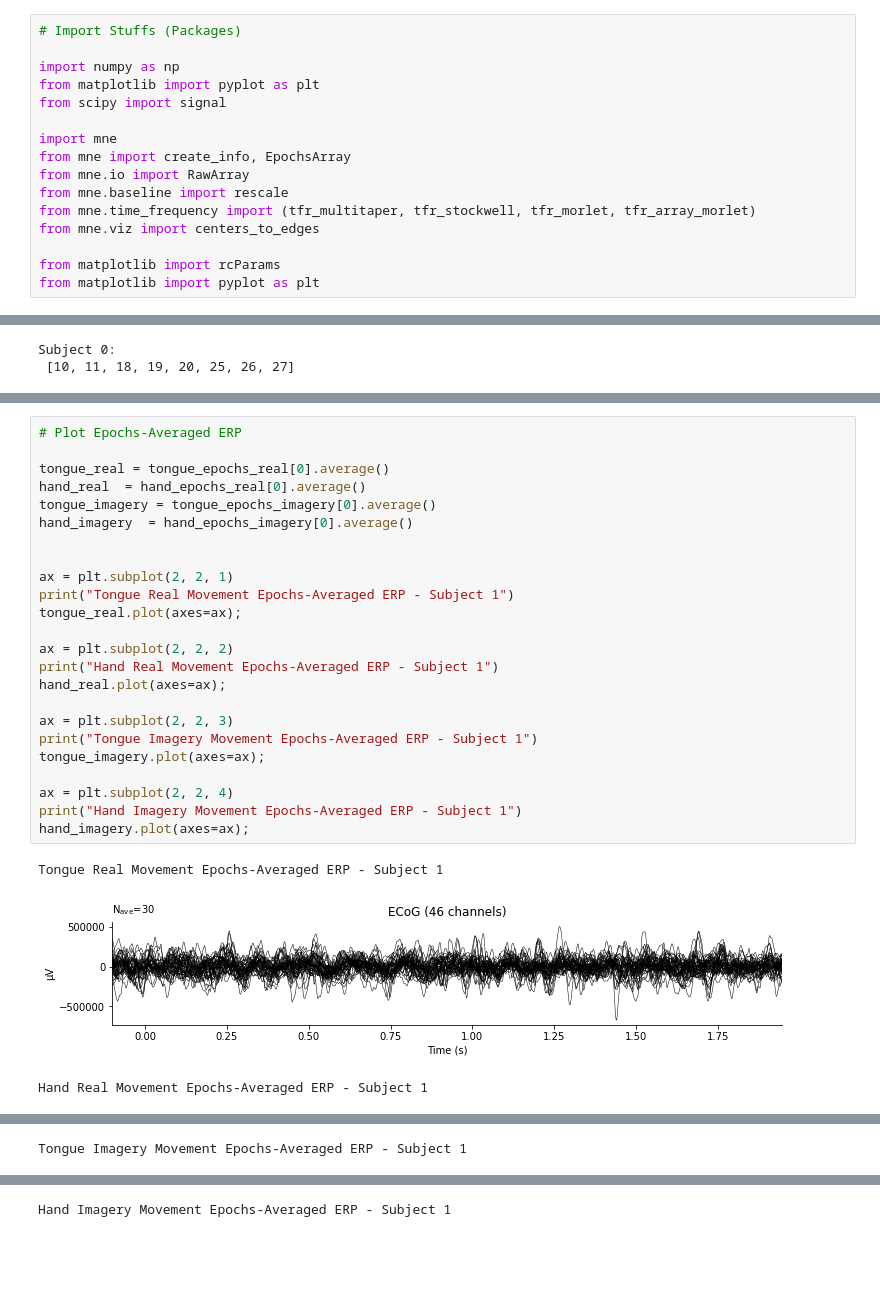
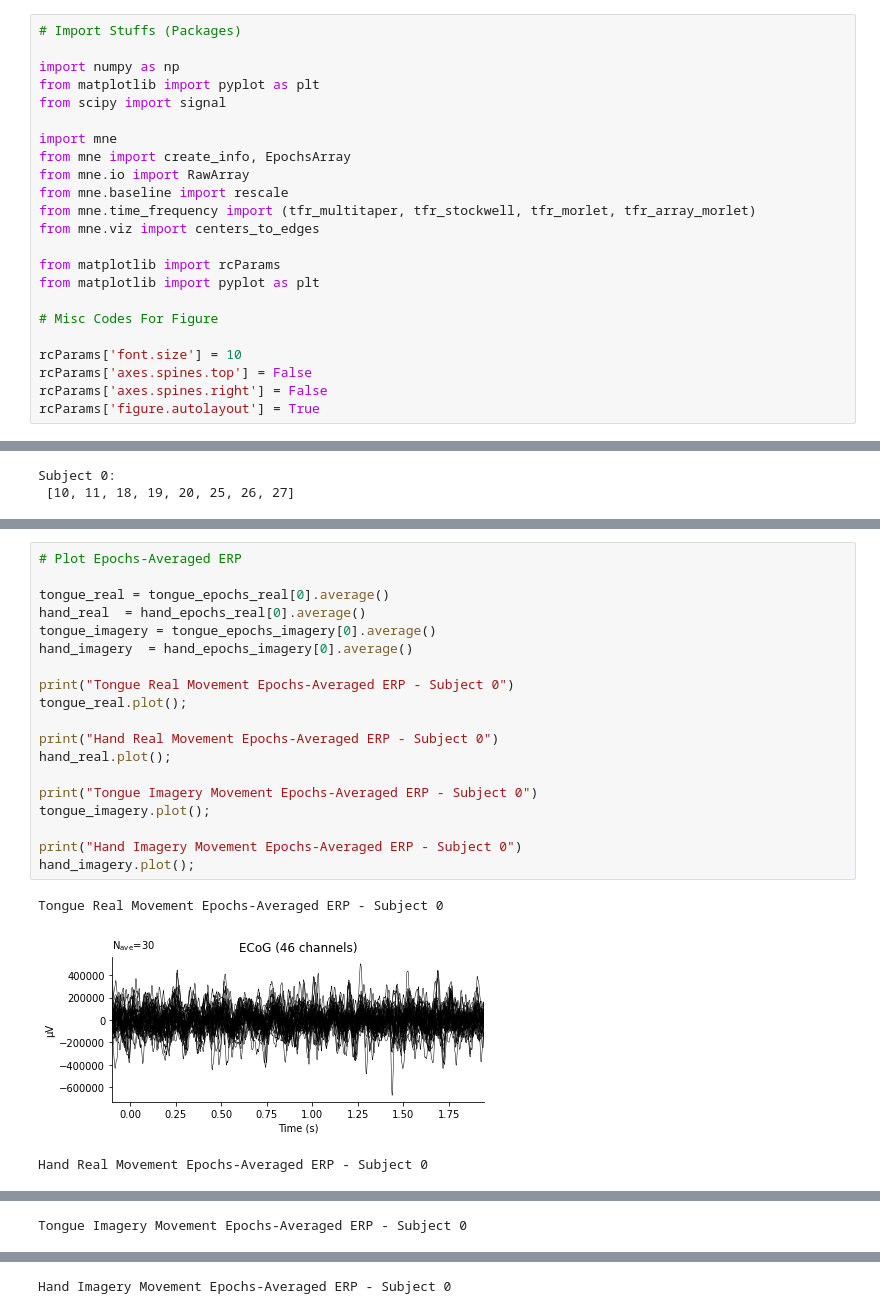
Before and after one commit to Xianhui-He/Raclette-Group-2-ECoG-Motor-Imagery, a Jupyter notebook: Motor_Imagery_Dataset_Data_Wrangling_Preprocessing_Hanif.ipynb, the cells around one changed output, grey strips where cells are left out. Saved outputs shown, nothing was run; the diff lists cells and outputs as text; blank space fills up the shorter version.

```diff
--- a/Motor_Imagery_Dataset_Data_Wrangling_Preprocessing_Hanif.ipynb
+++ b/Motor_Imagery_Dataset_Data_Wrangling_Preprocessing_Hanif.ipynb
@@ -39,3 +41,10 @@ from mne.viz import centers_to_edges
 
 from matplotlib import rcParams
 from matplotlib import pyplot as plt
+
+# Misc Codes For Figure
+
+rcParams['font.size'] = 10
+rcParams['axes.spines.top'] = False
+rcParams['axes.spines.right'] = False
+rcParams['figure.autolayout'] = True
@@ -175,28 +180,23 @@ tongue_epochs_real[0]
 # %%
 # Plot Epochs-Averaged ERP
 
 tongue_real = tongue_epochs_real[0].average()
 hand_real  = hand_epochs_real[0].average()
 tongue_imagery = tongue_epochs_imagery[0].average()
 hand_imagery  = hand_epochs_imagery[0].average()
 
+print("Tongue Real Movement Epochs-Averaged ERP - Subject 0")
+tongue_real.plot();
 
-ax = plt.subplot(2, 2, 1)
-print("Tongue Real Movement Epochs-Averaged ERP - Subject 1")
-tongue_real.plot(axes=ax);
+print("Hand Real Movement Epochs-Averaged ERP - Subject 0")
+hand_real.plot();
 
-ax = plt.subplot(2, 2, 2)
-print("Hand Real Movement Epochs-Averaged ERP - Subject 1")
-hand_real.plot(axes=ax);
+print("Tongue Imagery Movement Epochs-Averaged ERP - Subject 0")
+tongue_imagery.plot();
 
-ax = plt.subplot(2, 2, 3)
-print("Tongue Imagery Movement Epochs-Averaged ERP - Subject 1")
-tongue_imagery.plot(axes=ax);
-
-ax = plt.subplot(2, 2, 4)
-print("Hand Imagery Movement Epochs-Averaged ERP - Subject 1")
-hand_imagery.plot(axes=ax);
+print("Hand Imagery Movement Epochs-Averaged ERP - Subject 0")
+hand_imagery.plot();
 # %% [output]
-Tongue Real Movement Epochs-Averaged ERP - Subject 1
+Tongue Real Movement Epochs-Averaged ERP - Subject 0
-[figure, old version]
+[figure, new version]
-Hand Real Movement Epochs-Averaged ERP - Subject 1
+Hand Real Movement Epochs-Averaged ERP - Subject 0
@@ -204 +204 @@ Hand Real Movement Epochs-Averaged ERP - Subject 1
-Tongue Imagery Movement Epochs-Averaged ERP - Subject 1
+Tongue Imagery Movement Epochs-Averaged ERP - Subject 0
@@ -206 +206 @@ Tongue Imagery Movement Epochs-Averaged ERP - Subject 1
-Hand Imagery Movement Epochs-Averaged ERP - Subject 1
+Hand Imagery Movement Epochs-Averaged ERP - Subject 0
```
Also changed, not shown: parts of 26 cells of this notebook.
